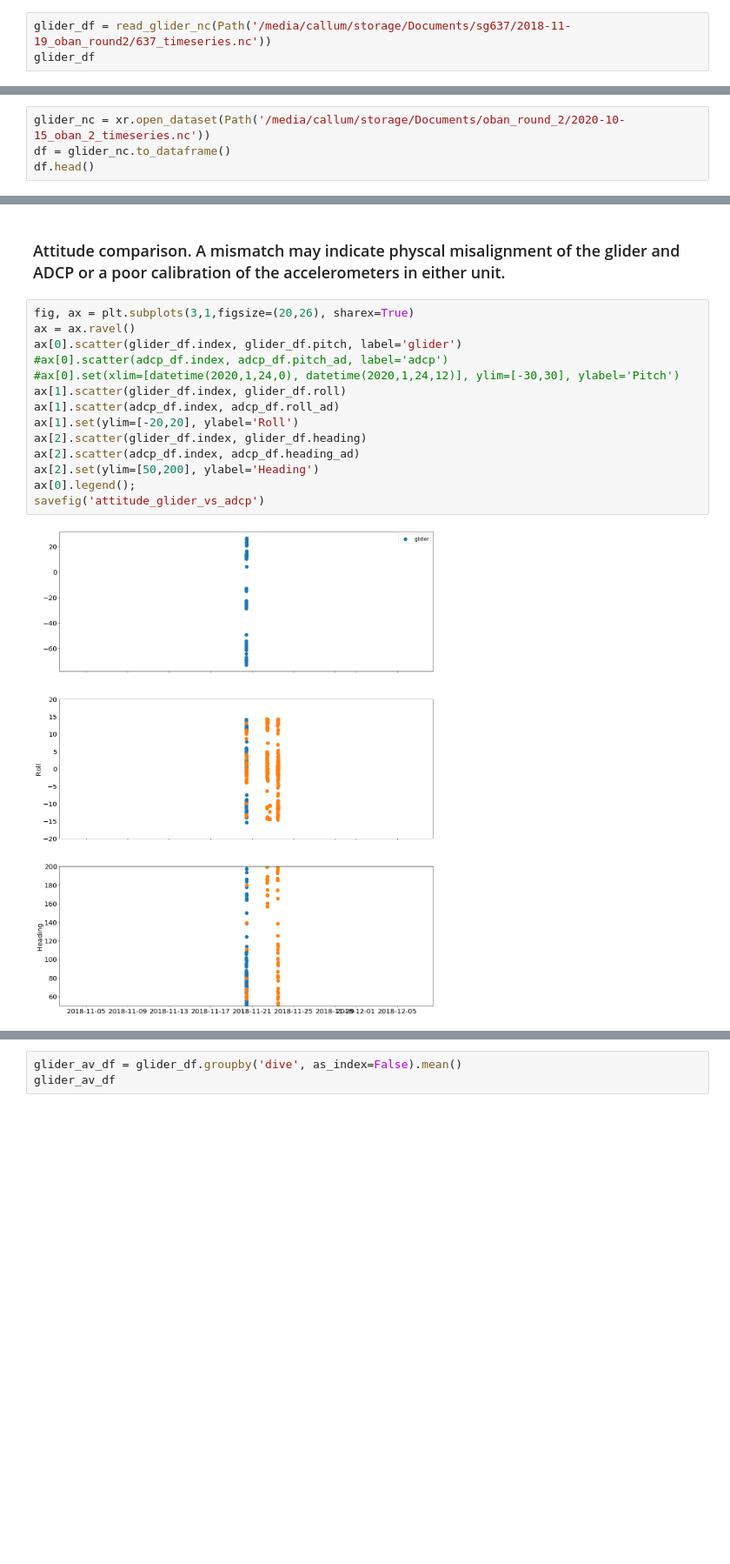
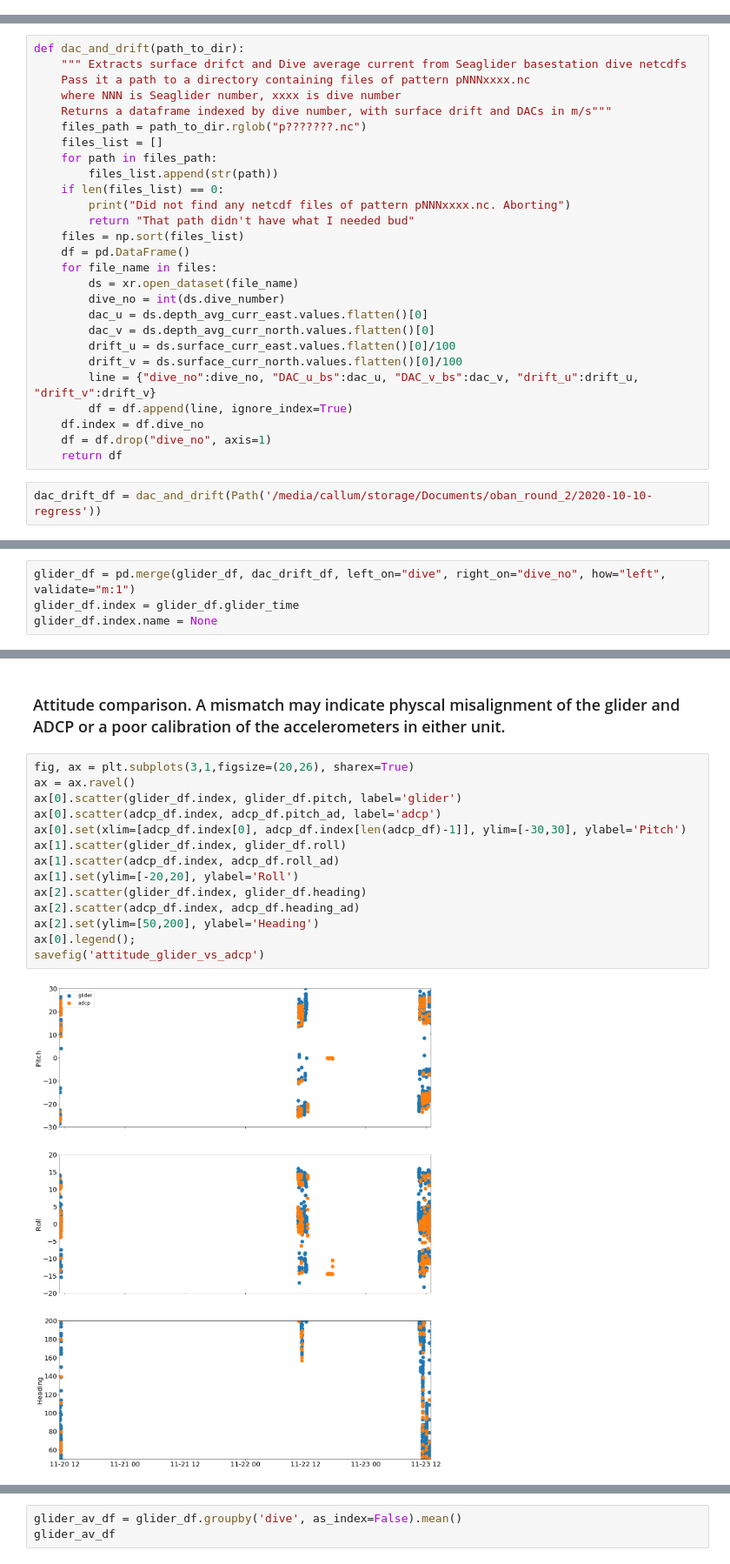
Before and after one commit to callumrollo/adcp-glider, a Jupyter notebook: notebooks/explore_data.ipynb, the cells around one changed output, grey strips where cells are left out. Shown at 87% size. Drawn from its saved outputs; the diff is of its cells as text; blank space fills up the shorter version.

Commit message:
pulling drift and dac from bs. Better attitude compare

```diff
--- a/notebooks/explore_data.ipynb
+++ b/notebooks/explore_data.ipynb
@@ -139,3 +158,0 @@ def read_glider_nc(glider_netcdf_file):
-# %%
-glider_df = read_glider_nc(Path('/media/callum/storage/Documents/sg637/2018-11-19_oban_round2/637_timeseries.nc'))
-glider_df
@@ -154,4 +159,29 @@ glider_df = df
+# %%
+def dac_and_drift(path_to_dir):
+    """ Extracts surface drifct and Dive average current from Seaglider basestation dive netcdfs
+    Pass it a path to a directory containing files of pattern pNNNxxxx.nc
+    where NNN is Seaglider number, xxxx is dive number
+    Returns a dataframe indexed by dive number, with surface drift and DACs in m/s"""
+    files_path = path_to_dir.rglob("p???????.nc")
+    files_list = []
+    for path in files_path:
+        files_list.append(str(path))
+    if len(files_list) == 0:
+        print("Did not find any netcdf files of pattern pNNNxxxx.nc. Aborting")
+        return "That path didn't have what I needed bud"
+    files = np.sort(files_list)
+    df = pd.DataFrame()
+    for file_name in files:
+        ds = xr.open_dataset(file_name)
+        dive_no = int(ds.dive_number)
+        dac_u = ds.depth_avg_curr_east.values.flatten()[0]
+        dac_v = ds.depth_avg_curr_north.values.flatten()[0]
+        drift_u = ds.surface_curr_east.values.flatten()[0]/100
+        drift_v = ds.surface_curr_north.values.flatten()[0]/100
+        line = {"dive_no":dive_no, "DAC_u_bs":dac_u, "DAC_v_bs":dac_v, "drift_u":drift_u,  "drift_v":drift_v}
+        df = df.append(line, ignore_index=True)
+    df.index = df.dive_no
+    df = df.drop("dive_no", axis=1)
+    return df
 # %%
-glider_nc = xr.open_dataset(Path('/media/callum/storage/Documents/oban_round_2/2020-10-15_oban_2_timeseries.nc'))
-df = glider_nc.to_dataframe()
-df.head()
+dac_drift_df = dac_and_drift(Path('/media/callum/storage/Documents/oban_round_2/2020-10-10-regress'))
@@ -166,0 +219,4 @@ df.head()
+# %%
+glider_df = pd.merge(glider_df, dac_drift_df, left_on="dive", right_on="dive_no", how="left", validate="m:1")
+glider_df.index = glider_df.glider_time
+glider_df.index.name = None
@@ -179,16 +251,16 @@ savefig('pressure_glider_vs_adcp')
 # %%
 fig, ax = plt.subplots(3,1,figsize=(20,26), sharex=True)
 ax = ax.ravel()
 ax[0].scatter(glider_df.index, glider_df.pitch, label='glider')
-#ax[0].scatter(adcp_df.index, adcp_df.pitch_ad, label='adcp')
-#ax[0].set(xlim=[datetime(2020,1,24,0), datetime(2020,1,24,12)], ylim=[-30,30], ylabel='Pitch')
+ax[0].scatter(adcp_df.index, adcp_df.pitch_ad, label='adcp')
+ax[0].set(xlim=[adcp_df.index[0], adcp_df.index[len(adcp_df)-1]], ylim=[-30,30], ylabel='Pitch')
 ax[1].scatter(glider_df.index, glider_df.roll)
 ax[1].scatter(adcp_df.index, adcp_df.roll_ad)
 ax[1].set(ylim=[-20,20], ylabel='Roll')
 ax[2].scatter(glider_df.index, glider_df.heading)
 ax[2].scatter(adcp_df.index, adcp_df.heading_ad)
 ax[2].set(ylim=[50,200], ylabel='Heading')
 ax[0].legend();
 savefig('attitude_glider_vs_adcp')
 # %% [output]
-[figure, old version]
+[figure, new version]
```
Also changed, not shown: parts of 18 cells of this notebook, 2 other files.
